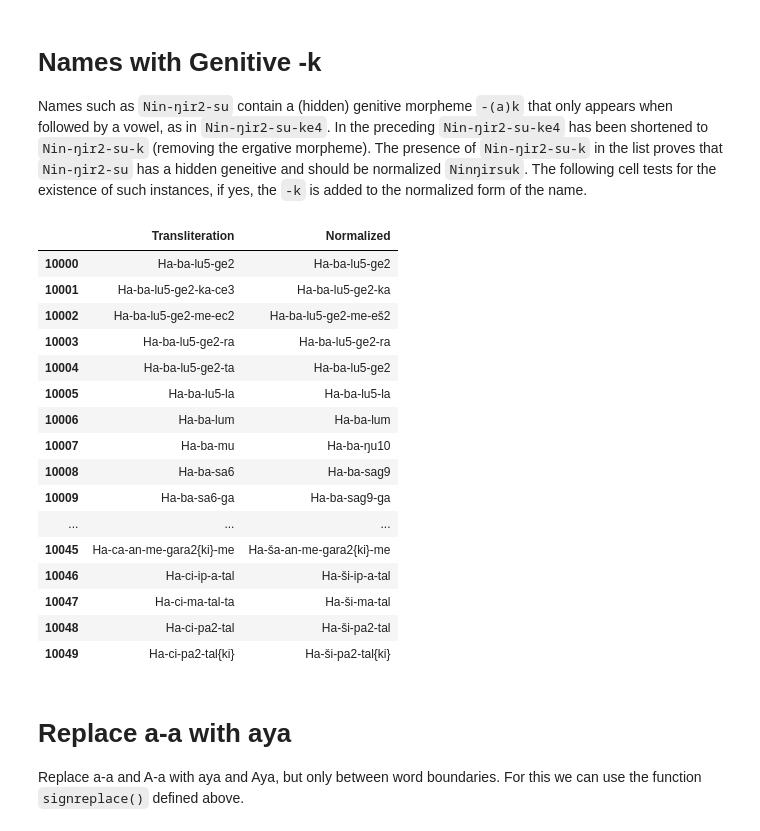
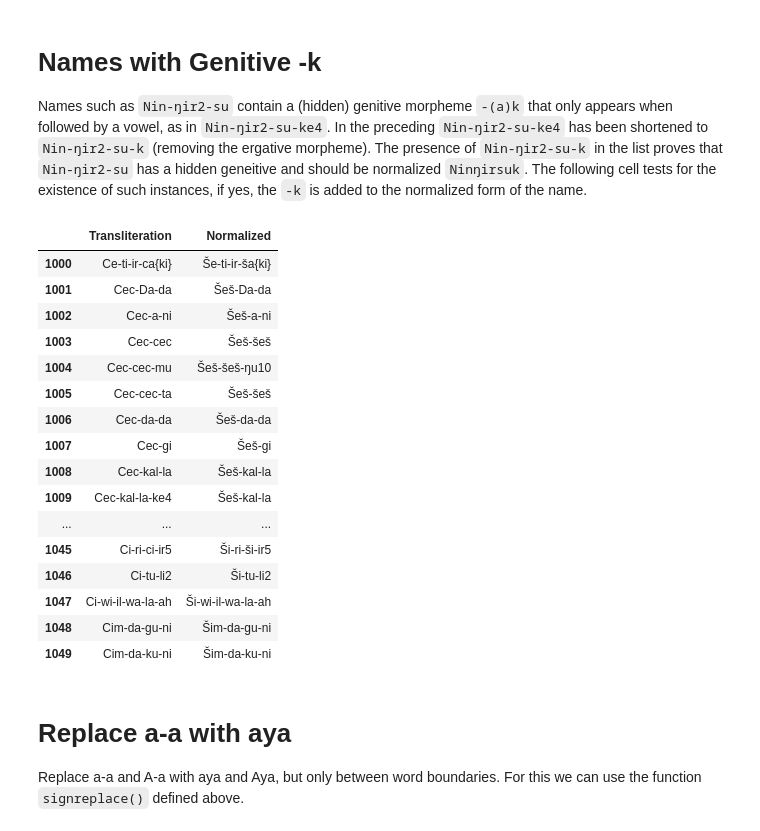
Before and after one commit to niekveldhuis/UrIII-names, a Jupyter notebook: UrIII_name-authority.ipynb, the cells around one changed output. Cells and saved outputs as stored; diff of their text form; code cells hidden in the pictures.

```diff
--- a/UrIII_name-authority.ipynb
+++ b/UrIII_name-authority.ipynb
@@ -4,3 +10,9 @@ import re
+# %%
+with open('data/query_cat_17_09_6-194802.txt') as f:
+    puzd_df = pd.read_csv(f, sep="\t", header=None, names = ["BDTNS", "CDLI"])
+puzd_df
+puzd_l = list(puzd_df["BDTNS"])
+puzd_l = [str(no).zfill(6) for no in puzd_l]
 # %%
 with open('data/query_text_16_12_29-052645.txt', mode = 'r', encoding = 'utf8') as f:
     linelist = f.read().splitlines()
@@ -6,0 +21,11 @@ with open('data/query_text_16_12_29-052645.txt', mode = 'r', encoding = 'utf8')
+# %%
+flag = False
+puzd_lines = []
+for line in linelist:
+    if line[:6].isdigit():
+        if line[:line.find("\t")] in puzd_l:
+            flag = True
+        else:
+            flag = False
+    if flag:
+        puzd_lines.append(line)
@@ -7,3 +36,5 @@ with open('data/query_text_16_12_29-052645.txt', mode = 'r', encoding = 'utf8')
+# %%
+linelist = puzd_lines
 # %% [markdown]
 # Clean
 first remove all flags etc., including brackets and half brackets
@@ -238,25 +262,25 @@ Names such as `Nin-ŋir2-su` contain a (hidden) genitive morpheme `-(a)k` that o
 # %%
 df['Normalized'] = [word + '-k' if word + '-k' in df.Normalized.values else word for word in df['Normalized']]
 
-df[10000:10050]
+df[1000:1050]
 # %% [output]
 |  | Transliteration | Normalized |
-| 10000 | Ha-ba-lu5-ge2 | Ha-ba-lu5-ge2 |
-| 10001 | Ha-ba-lu5-ge2-ka-ce3 | Ha-ba-lu5-ge2-ka |
-| 10002 | Ha-ba-lu5-ge2-me-ec2 | Ha-ba-lu5-ge2-me-eš2 |
-| 10003 | Ha-ba-lu5-ge2-ra | Ha-ba-lu5-ge2-ra |
-| 10004 | Ha-ba-lu5-ge2-ta | Ha-ba-lu5-ge2 |
-| 10005 | Ha-ba-lu5-la | Ha-ba-lu5-la |
-| 10006 | Ha-ba-lum | Ha-ba-lum |
-| 10007 | Ha-ba-mu | Ha-ba-ŋu10 |
-| 10008 | Ha-ba-sa6 | Ha-ba-sag9 |
-| 10009 | Ha-ba-sa6-ga | Ha-ba-sag9-ga |
+| 1000 | Ce-ti-ir-ca{ki} | Še-ti-ir-ša{ki} |
+| 1001 | Cec-Da-da | Šeš-Da-da |
+| 1002 | Cec-a-ni | Šeš-a-ni |
+| 1003 | Cec-cec | Šeš-šeš |
+| 1004 | Cec-cec-mu | Šeš-šeš-ŋu10 |
+| 1005 | Cec-cec-ta | Šeš-šeš |
+| 1006 | Cec-da-da | Šeš-da-da |
+| 1007 | Cec-gi | Šeš-gi |
+| 1008 | Cec-kal-la | Šeš-kal-la |
+| 1009 | Cec-kal-la-ke4 | Šeš-kal-la |
 | ... | ... | ... |
-| 10045 | Ha-ca-an-me-gara2{ki}-me | Ha-ša-an-me-gara2{ki}-me |
-| 10046 | Ha-ci-ip-a-tal | Ha-ši-ip-a-tal |
-| 10047 | Ha-ci-ma-tal-ta | Ha-ši-ma-tal |
-| 10048 | Ha-ci-pa2-tal | Ha-ši-pa2-tal |
-| 10049 | Ha-ci-pa2-tal{ki} | Ha-ši-pa2-tal{ki} |
+| 1045 | Ci-ri-ci-ir5 | Ši-ri-ši-ir5 |
+| 1046 | Ci-tu-li2 | Ši-tu-li2 |
+| 1047 | Ci-wi-il-wa-la-ah | Ši-wi-il-wa-la-ah |
+| 1048 | Cim-da-gu-ni | Šim-da-gu-ni |
+| 1049 | Cim-da-ku-ni | Šim-da-ku-ni |
 # %% [markdown]
 # Replace a-a with aya
 Replace a-a and A-a with aya and Aya, but only between word boundaries. For this we can use the function `signreplace()` defined above.
```
Also changed, not shown: parts of 25 cells of this notebook, 7 other files.
